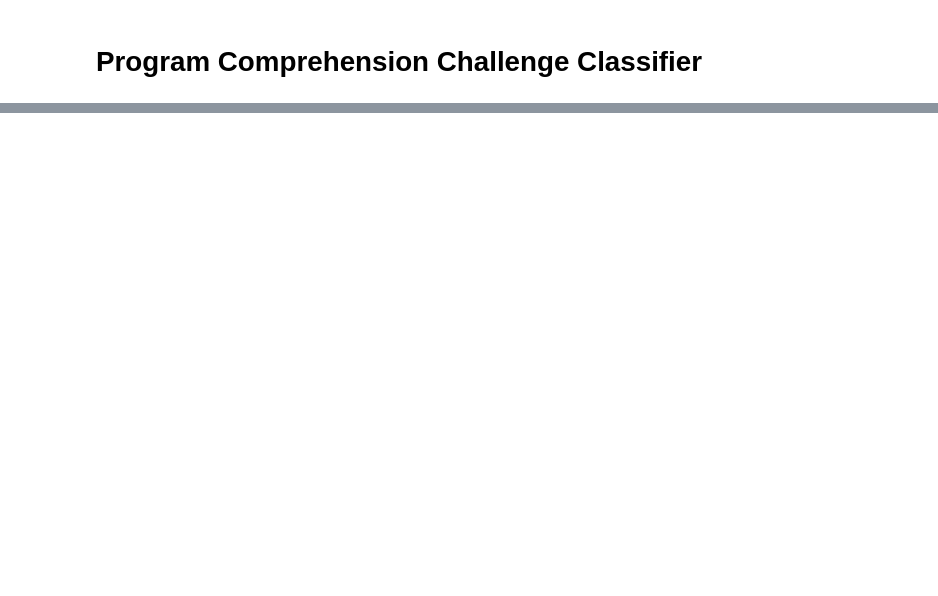
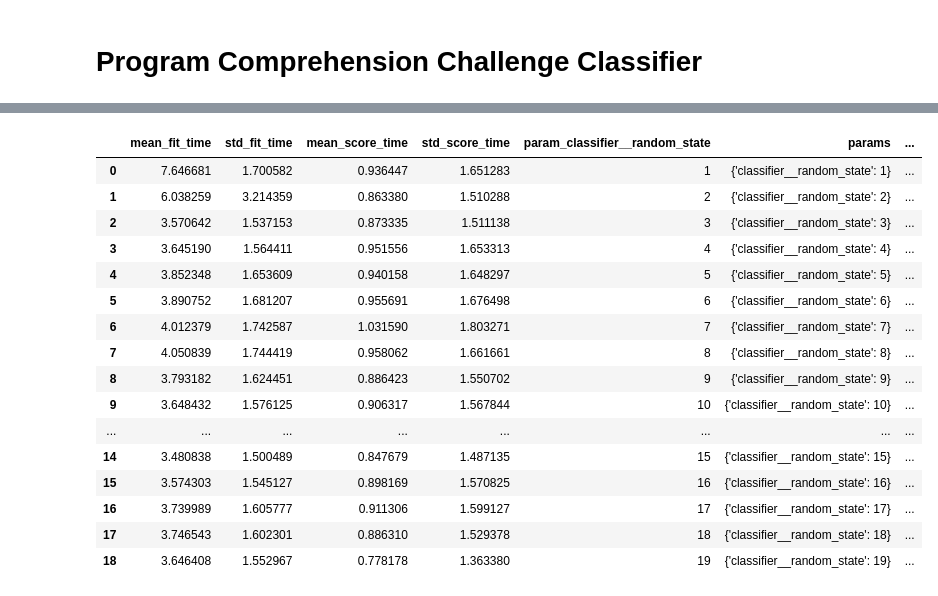
Before and after one commit to eddie-chiang/ccc4prc, a Jupyter notebook: ConfusionMatrix.ipynb, the cells around one changed output, grey strips where cells are left out. Cells and saved outputs as stored; diff of their text form; code cells hidden in the pictures; blank space fills up the shorter version.

```diff
--- a/ConfusionMatrix.ipynb
+++ b/ConfusionMatrix.ipynb
@@ -40,7 +60,6 @@ ConfusionMatrixGenerator.print_confusion_matrix(dac_cm._confusion, dac_cm._value
 # %% [markdown]
 # Program Comprehension Challenge Classifier
 # %%
-pcc_clf.fit(X_train, y_train)
 y_pred = pcc_clf.predict(X_test)
 # %%
 from sklearn import metrics
@@ -52,0 +111,22 @@ ConfusionMatrixGenerator.print_confusion_matrix(cm, ["Yes", "No"], figsize=[4, 4
+# %%
+# Display the entire table.
+with option_context('display.max_rows', None, 'display.max_columns', None):
+    display(DataFrame(pcc_clf.cv_results_))
+# %% [output]
+|  | mean_fit_time | std_fit_time | mean_score_time | std_score_time | param_classifier__random_state | params | ... |
+| 0 | 7.646681 | 1.700582 | 0.936447 | 1.651283 | 1 | {'classifier__random_state': 1} | ... |
+| 1 | 6.038259 | 3.214359 | 0.863380 | 1.510288 | 2 | {'classifier__random_state': 2} | ... |
+| 2 | 3.570642 | 1.537153 | 0.873335 | 1.511138 | 3 | {'classifier__random_state': 3} | ... |
+| 3 | 3.645190 | 1.564411 | 0.951556 | 1.653313 | 4 | {'classifier__random_state': 4} | ... |
+| 4 | 3.852348 | 1.653609 | 0.940158 | 1.648297 | 5 | {'classifier__random_state': 5} | ... |
+| 5 | 3.890752 | 1.681207 | 0.955691 | 1.676498 | 6 | {'classifier__random_state': 6} | ... |
+| 6 | 4.012379 | 1.742587 | 1.031590 | 1.803271 | 7 | {'classifier__random_state': 7} | ... |
+| 7 | 4.050839 | 1.744419 | 0.958062 | 1.661661 | 8 | {'classifier__random_state': 8} | ... |
+| 8 | 3.793182 | 1.624451 | 0.886423 | 1.550702 | 9 | {'classifier__random_state': 9} | ... |
+| 9 | 3.648432 | 1.576125 | 0.906317 | 1.567844 | 10 | {'classifier__random_state': 10} | ... |
+| ... | ... | ... | ... | ... | ... | ... | ... |
+| 14 | 3.480838 | 1.500489 | 0.847679 | 1.487135 | 15 | {'classifier__random_state': 15} | ... |
+| 15 | 3.574303 | 1.545127 | 0.898169 | 1.570825 | 16 | {'classifier__random_state': 16} | ... |
+| 16 | 3.739989 | 1.605777 | 0.911306 | 1.599127 | 17 | {'classifier__random_state': 17} | ... |
+| 17 | 3.746543 | 1.602301 | 0.886310 | 1.529378 | 18 | {'classifier__random_state': 18} | ... |
+| 18 | 3.646408 | 1.552967 | 0.778178 | 1.363380 | 19 | {'classifier__random_state': 19} | ... |
```
Also changed, not shown: parts of 7 cells of this notebook, 3 other files.
